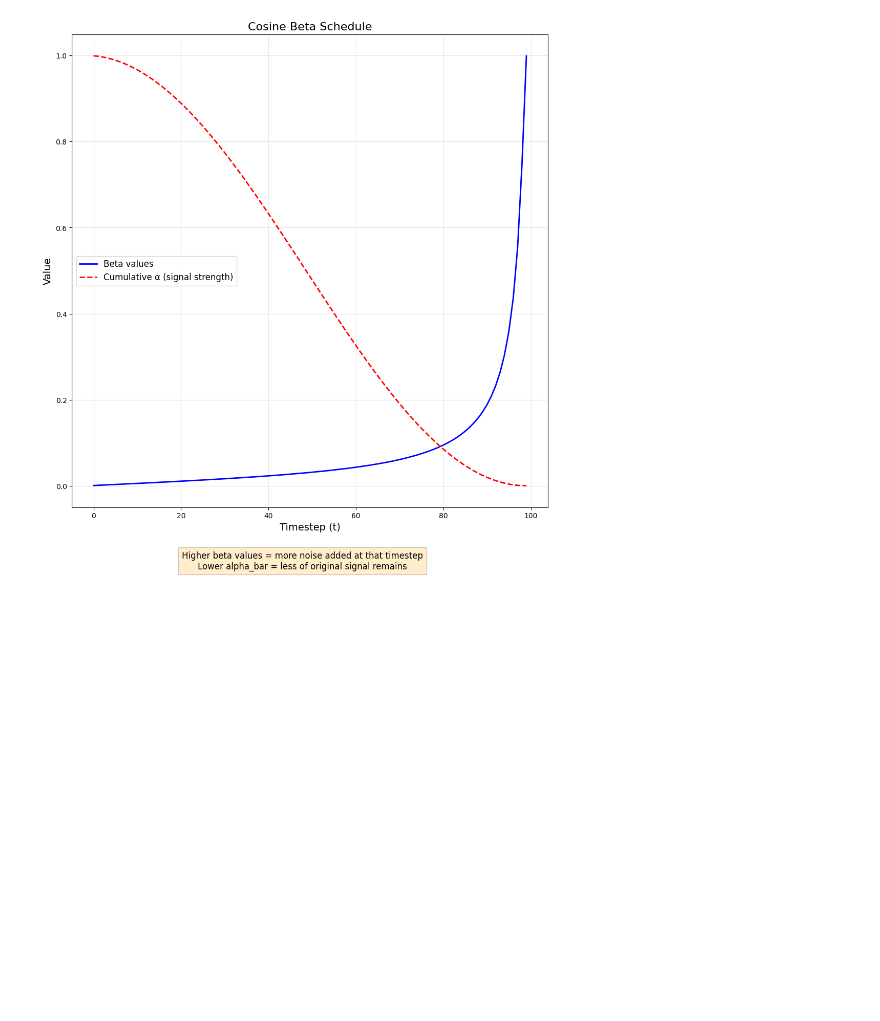
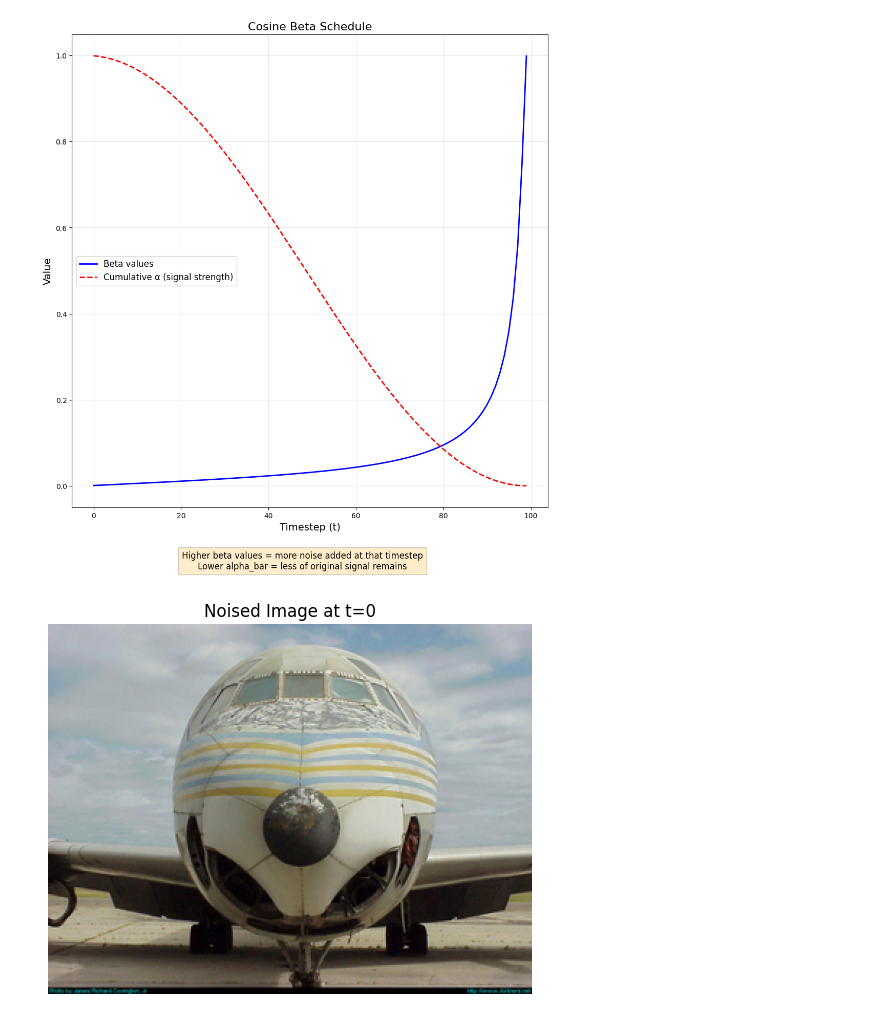
Before and after one commit to jasher4994/Diffusion, a Jupyter notebook: notebooks/forward process.ipynb, the cells around one changed output. Cells and saved outputs as stored; diff of their text form; code cells hidden in the pictures; blank space fills up the shorter version.

```diff
--- a/notebooks/forward process.ipynb
+++ b/notebooks/forward process.ipynb
@@ -133,6 +121,10 @@ def display_noised_image(x0, t):
     plt.title(f"Noised Image at t={t}")
     plt.axis('off')
     plt.show()
+# %%
+display_noised_image(load_image(IMAGE_PATH), 00)
+# %% [output]
+[figure, added]
 # %%
 display_noised_image(load_image(IMAGE_PATH), 300)
 # %% [output]
```
Also changed, not shown: parts of 6 cells of this notebook, 3 other files.
